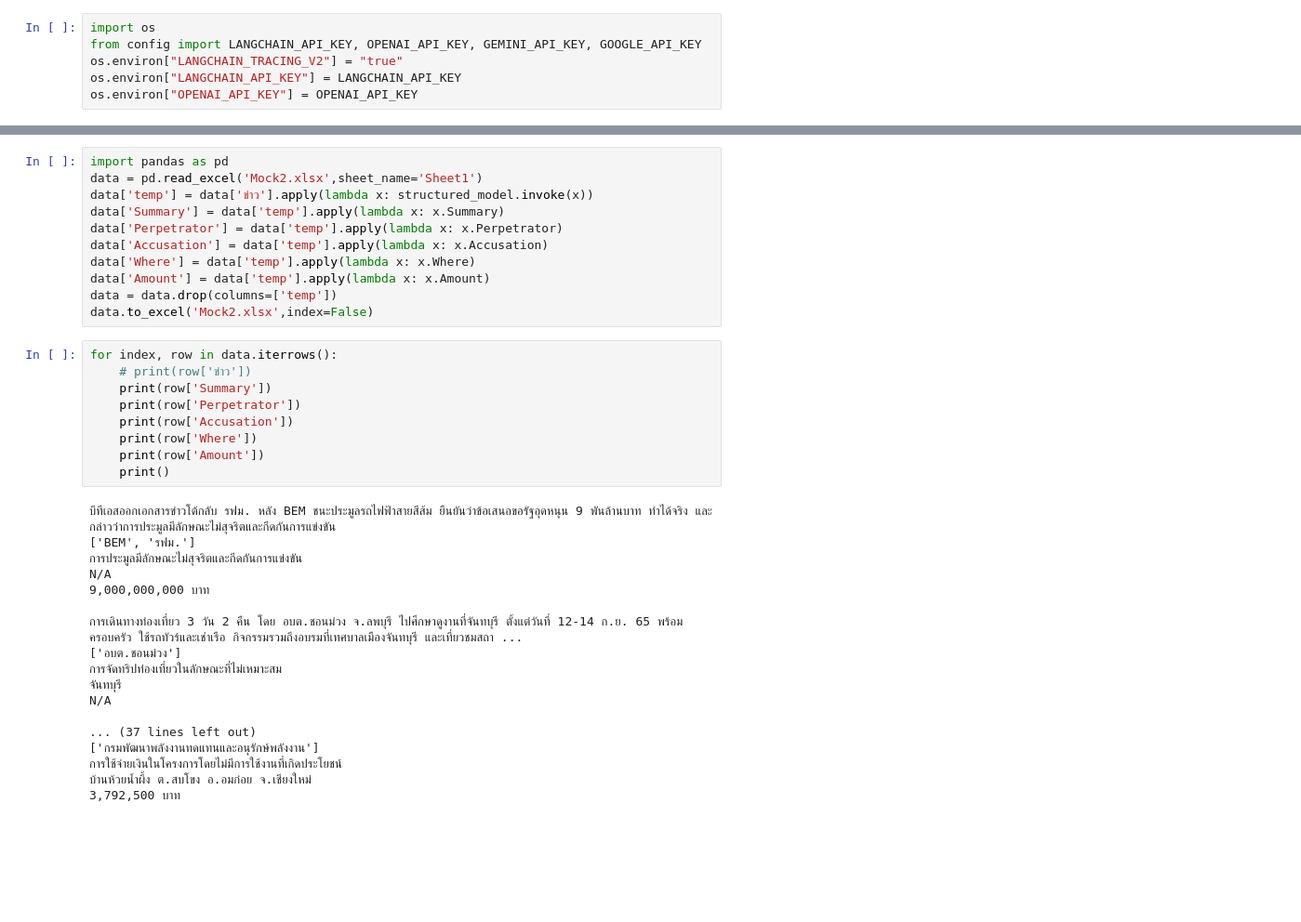
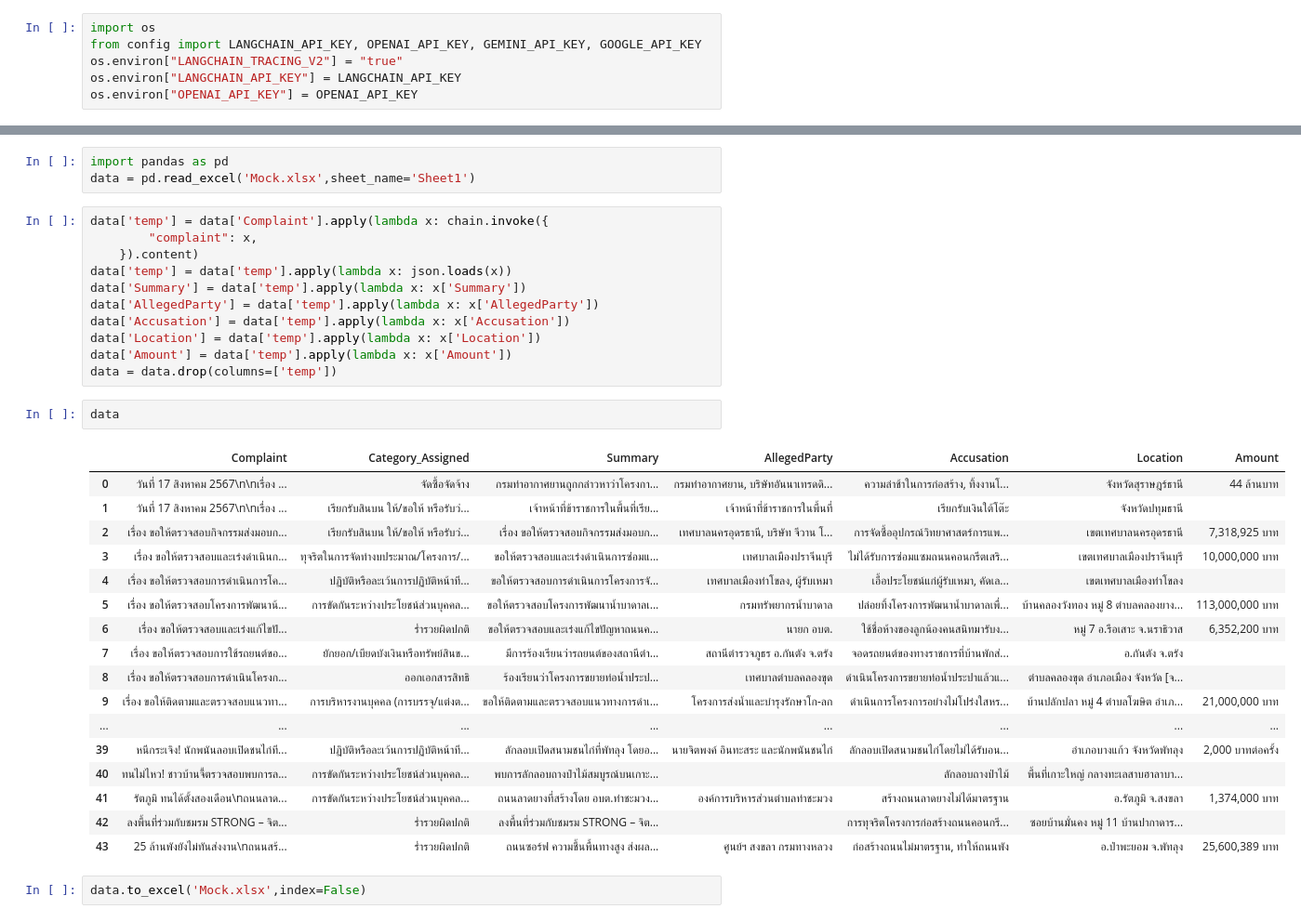
Before and after one commit to suppakitjom/VAP-LLM-Compliant-Handler, a Jupyter notebook: summarizer_chatgpt.ipynb, the cells around one changed output, grey strips where cells are left out. Shown at 93% size. Saved outputs shown, nothing was run; the diff lists cells and outputs as text; blank space fills up the shorter version.

Commit message:
local models

```diff
--- a/summarizer_chatgpt.ipynb
+++ b/summarizer_chatgpt.ipynb
@@ -66,38 +137,36 @@ data.to_excel('Accusation Mock.xlsx',index=False)
+# %%
+import pandas as pd
+data = pd.read_excel('Mock.xlsx',sheet_name='Sheet1')
 # %%
-import pandas as pd
-data = pd.read_excel('Mock2.xlsx',sheet_name='Sheet1')
-data['temp'] = data['ข่าว'].apply(lambda x: structured_model.invoke(x))
-data['Summary'] = data['temp'].apply(lambda x: x.Summary)
-data['Perpetrator'] = data['temp'].apply(lambda x: x.Perpetrator)
-data['Accusation'] = data['temp'].apply(lambda x: x.Accusation)
-data['Where'] = data['temp'].apply(lambda x: x.Where)
-data['Amount'] = data['temp'].apply(lambda x: x.Amount)
+data['temp'] = data['Complaint'].apply(lambda x: chain.invoke({
+        "complaint": x,
+    }).content)
+data['temp'] = data['temp'].apply(lambda x: json.loads(x))
+data['Summary'] = data['temp'].apply(lambda x: x['Summary'])
+data['AllegedParty'] = data['temp'].apply(lambda x: x['AllegedParty'])
+data['Accusation'] = data['temp'].apply(lambda x: x['Accusation'])
+data['Location'] = data['temp'].apply(lambda x: x['Location'])
+data['Amount'] = data['temp'].apply(lambda x: x['Amount'])
 data = data.drop(columns=['temp'])
-data.to_excel('Mock2.xlsx',index=False)
-# %%
-for index, row in data.iterrows():
-    # print(row['ข่าว'])
-    print(row['Summary'])
-    print(row['Perpetrator'])
-    print(row['Accusation'])
-    print(row['Where'])
-    print(row['Amount'])
-    print()
-# %% [output]
-บีทีเอสออกเอกสารข่าวโต้กลับ รฟม. หลัง BEM ชนะประมูลรถไฟฟ้าสายสีส้ม ยืนยันว่าข้อเสนอขอรัฐอุดหนุน 9 พันล้านบาท ทำได้จริง และกล่าวว่าการประมูลมีลักษณะไม่สุจริตและกีดกันการแข่งขัน
-['BEM', 'รฟม.']
-การประมูลมีลักษณะไม่สุจริตและกีดกันการแข่งขัน
-N/A
-9,000,000,000 บาท
-
-การเดินทางท่องเที่ยว 3 วัน 2 คืน โดย อบต.ชอนม่วง จ.ลพบุรี ไปศึกษาดูงานที่จันทบุรี ตั้งแต่วันที่ 12-14 ก.ย. 65 พร้อมครอบครัว ใช้รถทัวร์และเช่าเรือ กิจกรรมรวมถึงอบรมที่เทศบาลเมืองจันทบุรี และเที่ยวชมสถา ...
-['อบต.ชอนม่วง']
-การจัดทริปท่องเที่ยวในลักษณะที่ไม่เหมาะสม
-จันทบุรี
-N/A
-
-... (37 lines left out)
-['กรมพัฒนาพลังงานทดแทนและอนุรักษ์พลังงาน']
-การใช้จ่ายเงินในโครงการโดยไม่มีการใช้งานที่เกิดประโยชน์
-บ้านห้วยน้ำผึ้ง ต.สบโขง อ.อมก๋อย จ.เชียงใหม่
-3,792,500 บาท
+# %%
+data
+# %% [output]
+|  | Complaint | Category_Assigned | Summary | AllegedParty | Accusation | Location | Amount |
+| 0 | วันที่ 17 สิงหาคม 2567\n\nเรื่อง ... | จัดซื้อจัดจ้าง | กรมท่าอากาศยานถูกกล่าวหาว่าโครงกา... | กรมท่าอากาศยาน, บริษัทอันนาเทรดดิ... | ความล่าช้าในการก่อสร้าง, ทิ้งงานโ... | จังหวัดสุราษฎร์ธานี | 44 ล้านบาท |
+| 1 | วันที่ 17 สิงหาคม 2567\n\nเรื่อง ... | เรียกรับสินบน ให้/ขอให้ หรือรับว่... | เจ้าหน้าที่ข้าราชการในพื้นที่เรีย... | เจ้าหน้าที่ข้าราชการในพื้นที่ | เรียกรับเงินใต้โต๊ะ | จังหวัดปทุมธานี |  |
+| 2 | เรื่อง ขอให้ตรวจสอบกิจกรรมส่งมอบก... | เรียกรับสินบน ให้/ขอให้ หรือรับว่... | เรื่อง ขอให้ตรวจสอบกิจกรรมส่งมอบก... | เทศบาลนครอุดรธานี, บริษัท จีวาน โ... | การจัดซื้ออุปกรณ์วิทยาศาสตร์การแพ... | เขตเทศบาลนครอุดรธานี | 7,318,925 บาท |
+| 3 | เรื่อง ขอให้ตรวจสอบและเร่งดำเนินก... | ทุจริตในการจัดทำงบประมาณ/โครงการ/... | ขอให้ตรวจสอบและเร่งดำเนินการซ่อมแ... | เทศบาลเมืองปราจีนบุรี | ไม่ได้รับการซ่อมแซมถนนคอนกรีตเสริ... | เขตเทศบาลเมืองปราจีนบุรี | 10,000,000 บาท |
+| 4 | เรื่อง ขอให้ตรวจสอบการดำเนินการโค... | ปฏิบัติหรือละเว้นการปฏิบัติหน้าที... | ขอให้ตรวจสอบการดำเนินการโครงการจั... | เทศบาลเมืองท่าโขลง, ผู้รับเหมา | เอื้อประโยชน์แก่ผู้รับเหมา, คัดเล... | เขตเทศบาลเมืองท่าโขลง |  |
+| 5 | เรื่อง ขอให้ตรวจสอบโครงการพัฒนาน้... | การขัดกันระหว่างประโยชน์ส่วนบุคคล... | ขอให้ตรวจสอบโครงการพัฒนาน้ำบาดาลเ... | กรมทรัพยากรน้ำบาดาล | ปล่อยทิ้งโครงการพัฒนาน้ำบาดาลเพื่... | บ้านคลองวังทอง หมู่ 8 ตำบลคลองยาง... | 113,000,000 บาท |
+| 6 | เรื่อง ขอให้ตรวจสอบและเร่งแก้ไขปั... | ร่ำรวยผิดปกติ | ขอให้ตรวจสอบและเร่งแก้ไขปัญหาถนนค... | นายก อบต. | ใช้ชื่อห้างของลูกน้องคนสนิทมารับง... | หมู่ 7 อ.รือเสาะ จ.นราธิวาส | 6,352,200 บาท |
+| 7 | เรื่อง ขอให้ตรวจสอบการใช้รถยนต์ขอ... | ยักยอก/เบียดบังเงินหรือทรัพย์สินข... | มีการร้องเรียนว่ารถยนต์ของสถานีตำ... | สถานีตำรวจภูธร อ.กันตัง จ.ตรัง | จอดรถยนต์ของทางราชการที่บ้านพักส่... | อ.กันตัง จ.ตรัง |  |
+| 8 | เรื่อง ขอให้ตรวจสอบการดำเนินโครงก... | ออกเอกสารสิทธิ | ร้องเรียนว่าโครงการขยายท่อน้ำประป... | เทศบาลตำบลคลองขุด | ดำเนินโครงการขยายท่อน้ำประปาแล้วแ... | ตำบลคลองขุด อำเภอเมือง จังหวัด [จ... |  |
+| 9 | เรื่อง ขอให้ติดตามและตรวจสอบแนวทา... | การบริหารงานบุคคล (การบรรจุ/แต่งต... | ขอให้ติดตามและตรวจสอบแนวทางการดำเ... | โครงการส่งน้ำและบำรุงรักษาโก-ลก | ดำเนินการโครงการอย่างไม่โปร่งใสหร... | บ้านปลักปลา หมู่ 4 ตำบลโฆษิต อำเภ... | 21,000,000 บาท |
+| ... | ... | ... | ... | ... | ... | ... | ... |
+| 39 | หนีกระเจิง! นักพนันลอบเปิดชนไก่ที... | ปฏิบัติหรือละเว้นการปฏิบัติหน้าที... | ลักลอบเปิดสนามชนไก่ที่พัทลุง โดยอ... | นายจิตพงค์ อินทะสระ และนักพนันชนไก่ | ลักลอบเปิดสนามชนไก่โดยไม่ได้รับอน... | อำเภอบางแก้ว จังหวัดพัทลุง | 2,000 บาทต่อครั้ง |
+| 40 | ทนไม่ไหว! ชาวบ้านจี้ตรวจสอบพบการล... | การขัดกันระหว่างประโยชน์ส่วนบุคคล... | พบการลักลอบถางป่าไม้สมบูรณ์บนเกาะ... |  | ลักลอบถางป่าไม้ | พื้นที่เกาะใหญ่ กลางทะเลสาบฮาลาบา... |  |
+| 41 | รัตภูมิ ทนได้ตั้งสองเดือน\nถนนลาด... | การขัดกันระหว่างประโยชน์ส่วนบุคคล... | ถนนลาดยางที่สร้างโดย อบต.ท่าชะมวง... | องค์การบริหารส่วนตำบลท่าชะมวง | สร้างถนนลาดยางไม่ได้มาตรฐาน | อ.รัตภูมิ จ.สงขลา | 1,374,000 บาท |
+| 42 | ลงพื้นที่ร่วมกับชมรม STRONG – จิต... | ร่ำรวยผิดปกติ | ลงพื้นที่ร่วมกับชมรม STRONG – จิต... |  | การทุจริตโครงการก่อสร้างถนนคอนกรี... | ซอยบ้านมั่นคง หมู่ 11 บ้านปากาดาร... |  |
+| 43 | 25 ล้านพังยังไม่ทันส่งงาน\nถนนสร้... | ร่ำรวยผิดปกติ | ถนนซอร์ฟ ความชื้นพื้นทางสูง ส่งผล... | ศูนย์ฯ สงขลา กรมทางหลวง | ก่อสร้างถนนไม่มาตรฐาน, ทำให้ถนนพัง | อ.ป่าพะยอม จ.พัทลุง | 25,600,389 บาท |
+# %%
+data.to_excel('Mock.xlsx',index=False)
```
Also changed, not shown: parts of 9 cells of this notebook, 9 other files.
